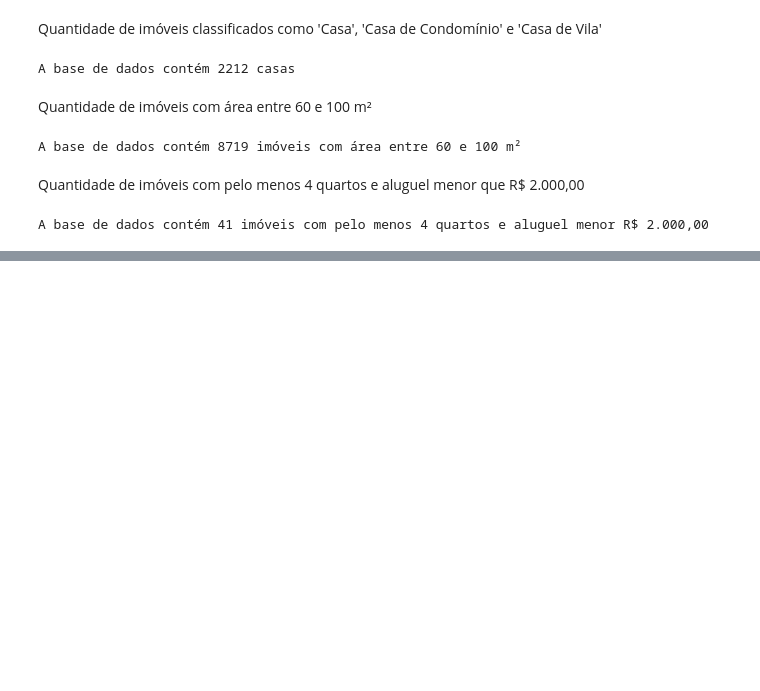
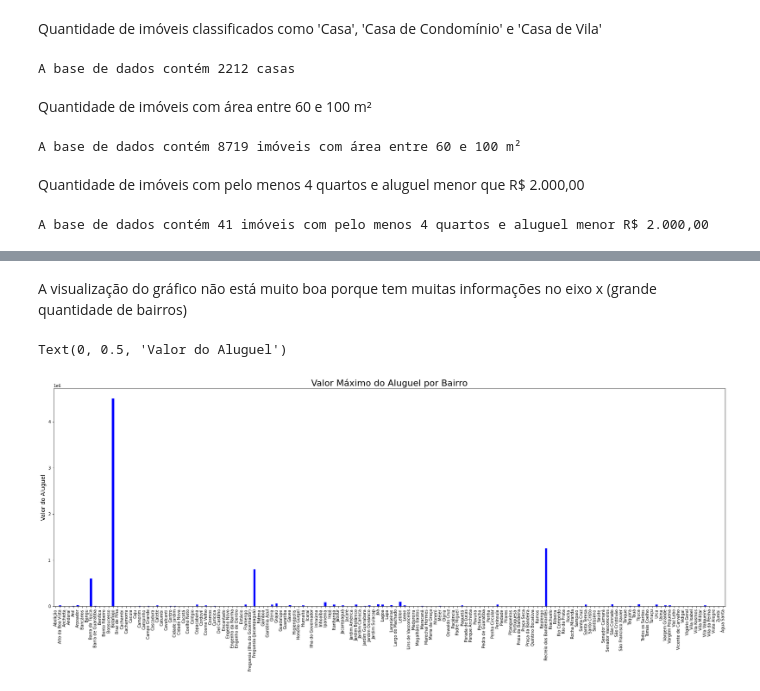
Before and after one commit to ludmilabueno/portfolio, a Jupyter notebook: alura-pandas-analise-tratamento-dos-dados/notebook/alura_pandas_tratamento_e_analise_dados.ipynb, the cells around one changed output, grey strips where cells are left out. Cells and saved outputs as stored; diff of their text form; code cells hidden in the pictures; blank space fills up the shorter version.

```diff
--- a/alura-pandas-analise-tratamento-dos-dados/notebook/alura_pandas_tratamento_e_analise_dados.ipynb
+++ b/alura-pandas-analise-tratamento-dos-dados/notebook/alura_pandas_tratamento_e_analise_dados.ipynb
@@ -249,0 +732,12 @@ A base de dados contém 41 imóveis com pelo menos 4 quartos e aluguel menor R$
+# %% [markdown]
+A visualização do gráfico não está muito boa porque tem muitas informações no eixo x (grande quantidade de bairros)
+# %%
+# Visualizando os dados em um gráfico
+ax = grupo_bairros['Valor'].max().plot.bar(color='blue')
+ax.figure.set_size_inches(30, 10)
+ax.set_title('Valor Máximo do Aluguel por Bairro', fontsize=22)
+ax.set_xlabel('')
+ax.set_ylabel('Valor do Aluguel', fontsize=14)
+# %% [output]
+Text(0, 0.5, 'Valor do Aluguel')
+[figure, added]
```
Also changed, not shown: parts of 81 cells of this notebook.
